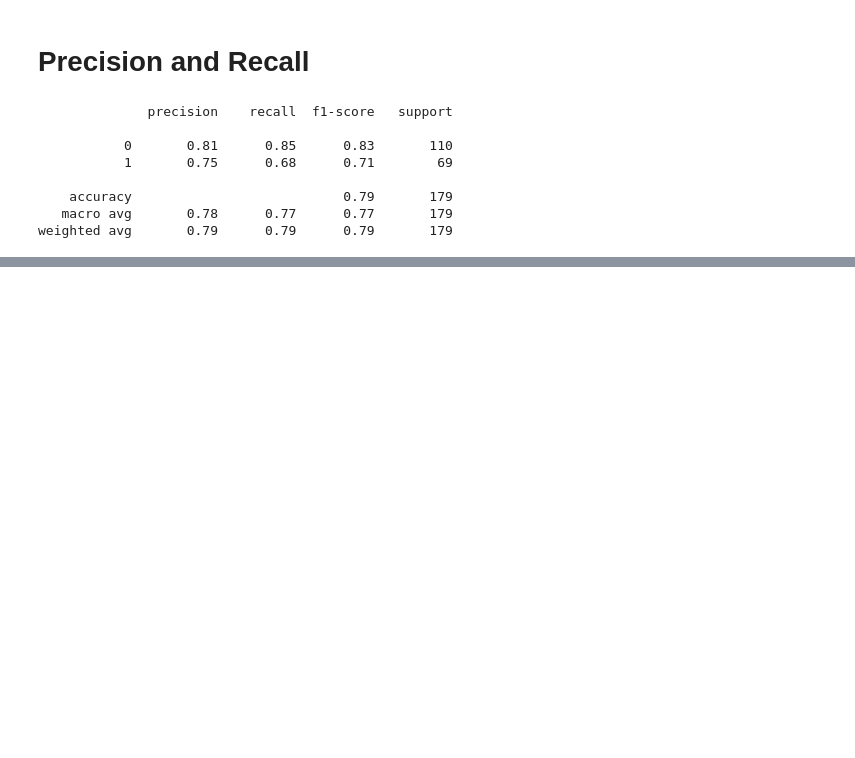
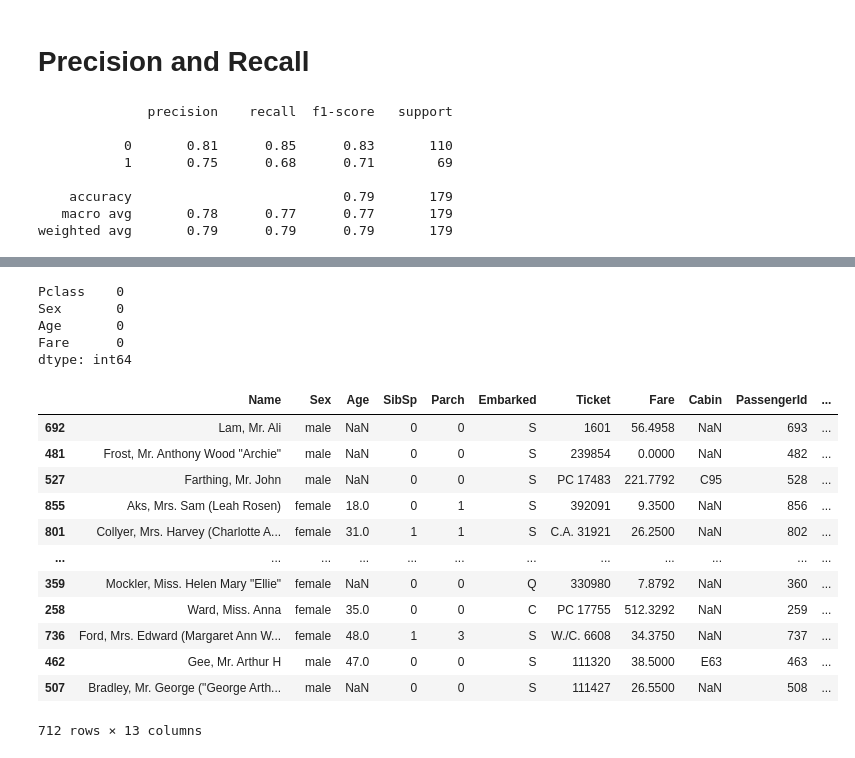
Before and after one commit to Terence135/titanic-data-science, a Jupyter notebook: Titanic_Learning_Journey.ipynb, the cells around one changed output, grey strips where cells are left out. Drawn from its saved outputs; the diff is of its cells as text; code cells hidden in the pictures; blank space fills up the shorter version.

```diff
--- a/Titanic_Learning_Journey.ipynb
+++ b/Titanic_Learning_Journey.ipynb
@@ -117,0 +166,12 @@ weighted avg       0.79      0.79      0.79       179
+# %%
+X_train.isna().sum()
+# %% [output]
+Pclass    0
+Sex       0
+Age       0
+Fare      0
+dtype: int64
+# %%
+dfff = df.loc[X_train.index].copy()
+# %%
+dfff['familySize'] = dfff['SibSp'] + dfff['Parch'] + 1
@@ -117,0 +182,16 @@ weighted avg       0.79      0.79      0.79       179
+# %%
+dfff
+# %% [output]
+|  | Name | Sex | Age | SibSp | Parch | Embarked | Ticket | Fare | Cabin | PassengerId | ... |
+| 692 | Lam, Mr. Ali | male | NaN | 0 | 0 | S | 1601 | 56.4958 | NaN | 693 | ... |
+| 481 | Frost, Mr. Anthony Wood "Archie" | male | NaN | 0 | 0 | S | 239854 | 0.0000 | NaN | 482 | ... |
+| 527 | Farthing, Mr. John | male | NaN | 0 | 0 | S | PC 17483 | 221.7792 | C95 | 528 | ... |
+| 855 | Aks, Mrs. Sam (Leah Rosen) | female | 18.0 | 0 | 1 | S | 392091 | 9.3500 | NaN | 856 | ... |
+| 801 | Collyer, Mrs. Harvey (Charlotte A... | female | 31.0 | 1 | 1 | S | C.A. 31921 | 26.2500 | NaN | 802 | ... |
+| ... | ... | ... | ... | ... | ... | ... | ... | ... | ... | ... | ... |
+| 359 | Mockler, Miss. Helen Mary "Ellie" | female | NaN | 0 | 0 | Q | 330980 | 7.8792 | NaN | 360 | ... |
+| 258 | Ward, Miss. Anna | female | 35.0 | 0 | 0 | C | PC 17755 | 512.3292 | NaN | 259 | ... |
+| 736 | Ford, Mrs. Edward (Margaret Ann W... | female | 48.0 | 1 | 3 | S | W./C. 6608 | 34.3750 | NaN | 737 | ... |
+| 462 | Gee, Mr. Arthur H | male | 47.0 | 0 | 0 | S | 111320 | 38.5000 | E63 | 463 | ... |
+| 507 | Bradley, Mr. George ("George Arth... | male | NaN | 0 | 0 | S | 111427 | 26.5500 | NaN | 508 | ... |
+712 rows × 13 columns
```
Also changed, not shown: parts of 14 cells of this notebook, 1 other file.
